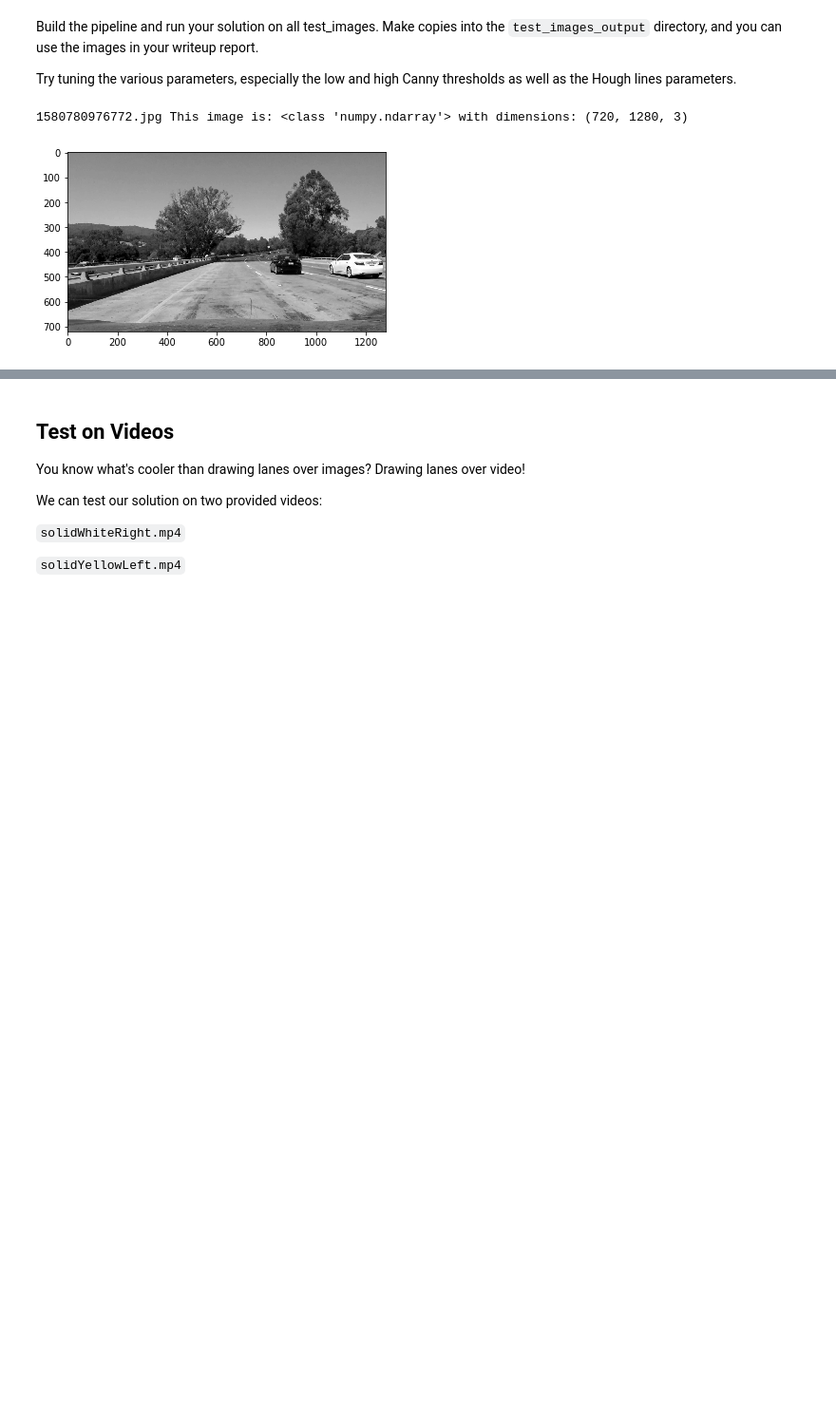
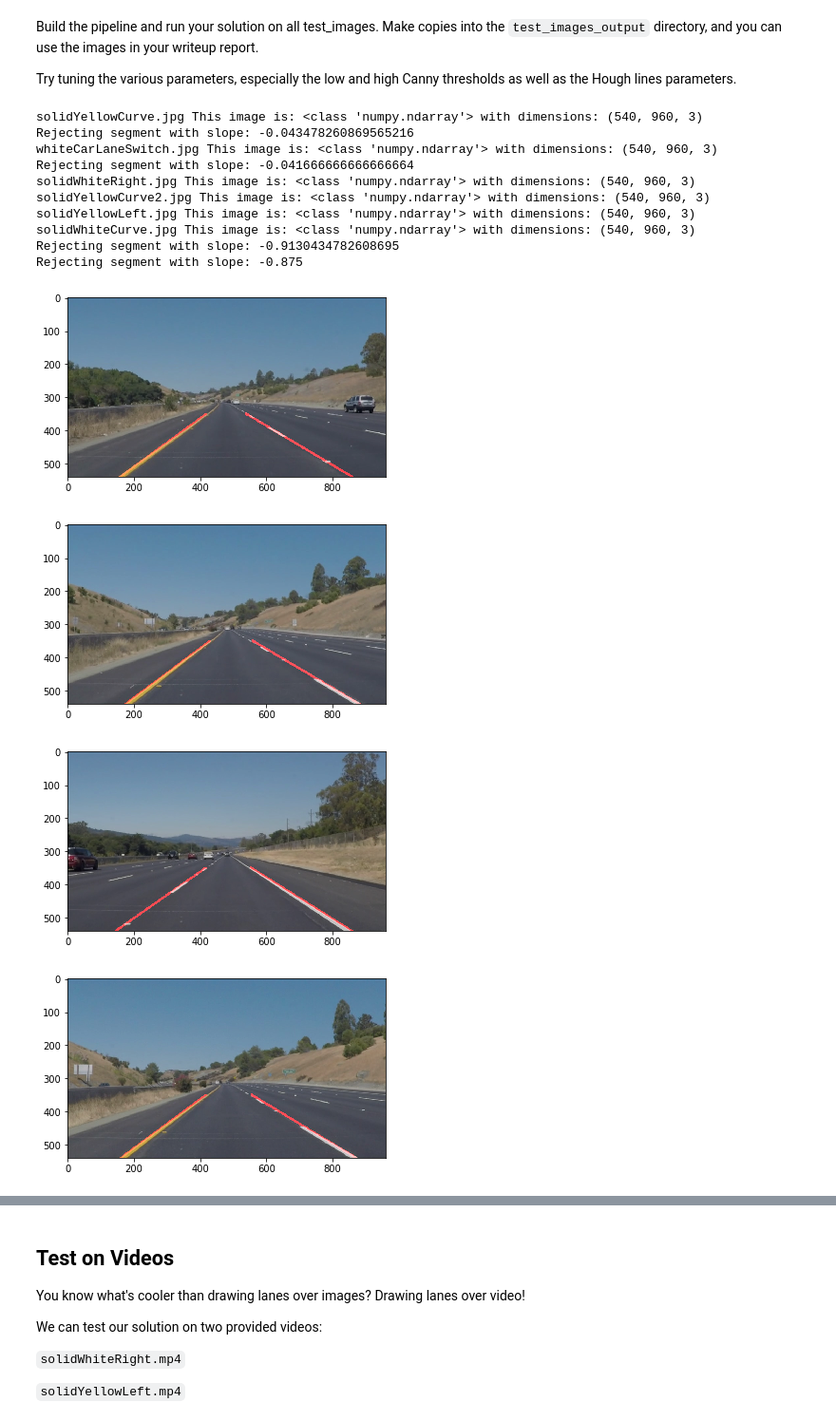
Before and after one commit to bsirang/CarND-LaneLines-P1, a Jupyter notebook: P1.ipynb, the cells around one changed output, grey strips where cells are left out. Shown at 95% size. Saved outputs shown, nothing was run; the diff lists cells and outputs as text; code cells hidden in the pictures; blank space fills up the shorter version.

```diff
--- a/P1.ipynb
+++ b/P1.ipynb
@@ -360,8 +360,8 @@ def extrapolate_lanes(lines, image_shape, roi_height, left_slope, right_slope, s
 #                 print("Rejecting potential right segment due to position {}".format(x0))
 
         else:
-            pass
-#             print("Rejecting segment with slope: {}".format(slope))
+#             pass
+            print("Rejecting segment with slope: {}".format(slope))
 
     left_segment = extrapolate_single_segment(left_segments, image_shape, roi_height)
     right_segment = extrapolate_single_segment(right_segments, image_shape, roi_height)
@@ -382,11 +382,6 @@ def do_hough(image, rho, theta, threshold, min_line_length, max_line_gap, roi_he
 
 import time
 def process_image(image):
-
-    # Uncomment the following lines to save the input video frame to file if desired
-#     output_path = "./video_frame_output/{}.jpg".format(str(int(time.time() * 1000)))
-#     print("Writing to {}".format(output_path))
-#     cv2.imwrite(output_path, cv2.cvtColor(image, cv2.COLOR_RGB2BGR))
 
     # Region of interest parameters
     roi_height = 190.0 / 540
@@ -411,7 +406,7 @@ def process_image(image):
     # Line extrapolation paramters
     left_lane_slope = -0.7173417907
     right_lane_slope = 0.6474802666
-    slope_error = 0.1
+    slope_error = 0.15
     # percentage of video frame width the extrapolated lines can be within from the left
     # and right side of the image respectively
     left_position_margin = 25
@@ -420,26 +415,36 @@ def process_image(image):
 
     original = np.copy(image)
     image = convert_to_grayscale(image)
-#     image = do_canny(image, blur_kernel_size, low_threshold, high_threshold)
-#     image = mask_region_of_interest(image, roi_height, top_width, top_left_margin, bottom_left_margin, bottom_right_margin, bottom_margin)
-#     image = do_hough(image, rho, theta, threshold, min_line_length, max_line_gap, roi_height, left_lane_slope, right_lane_slope, slope_error, left_position_margin, right_position_margin, do_extrapolation)
-#     image = weighted_img(image, original)
+    image = do_canny(image, blur_kernel_size, low_threshold, high_threshold)
+    image = mask_region_of_interest(image, roi_height, top_width, top_left_margin, bottom_left_margin, bottom_right_margin, bottom_margin)
+    image = do_hough(image, rho, theta, threshold, min_line_length, max_line_gap, roi_height, left_lane_slope, right_lane_slope, slope_error, left_position_margin, right_position_margin, do_extrapolation)
+    image = weighted_img(image, original)
 
     return image
 # %%
 def process_test_directory(input_directory, output_directory):
     for file in os.listdir("{}/".format(input_directory)):
-        if file != "1580780976772.jpg":
-            continue
         image = mpimg.imread('{}/{}'.format(input_directory, file))
         #printing out some stats and plotting
         print(file, 'This image is:', type(image), 'with dimensions:', image.shape)
         image = process_image(image)
         plt.figure()
         plt.imshow(image, cmap='gray')
         cv2.imwrite("{}/{}".format(output_directory, file), cv2.cvtColor(image, cv2.COLOR_RGB2BGR))
 
-process_test_directory("video_frame_output", "test_images_output")
+process_test_directory("test_images", "test_images_output")
 # %% [output]
-1580780976772.jpg This image is: <class 'numpy.ndarray'> with dimensions: (720, 1280, 3)
+solidYellowCurve.jpg This image is: <class 'numpy.ndarray'> with dimensions: (540, 960, 3)
+Rejecting segment with slope: -0.043478260869565216
+whiteCarLaneSwitch.jpg This image is: <class 'numpy.ndarray'> with dimensions: (540, 960, 3)
+Rejecting segment with slope: -0.041666666666666664
+solidWhiteRight.jpg This image is: <class 'numpy.ndarray'> with dimensions: (540, 960, 3)
+solidYellowCurve2.jpg This image is: <class 'numpy.ndarray'> with dimensions: (540, 960, 3)
+solidYellowLeft.jpg This image is: <class 'numpy.ndarray'> with dimensions: (540, 960, 3)
+solidWhiteCurve.jpg This image is: <class 'numpy.ndarray'> with dimensions: (540, 960, 3)
+Rejecting segment with slope: -0.9130434782608695
+Rejecting segment with slope: -0.875
-[figure, old version]
+[figure, new version]
+[figure, added]
+[figure, added]
+[figure, added]
```
Also changed, not shown: parts of 5 cells of this notebook.
